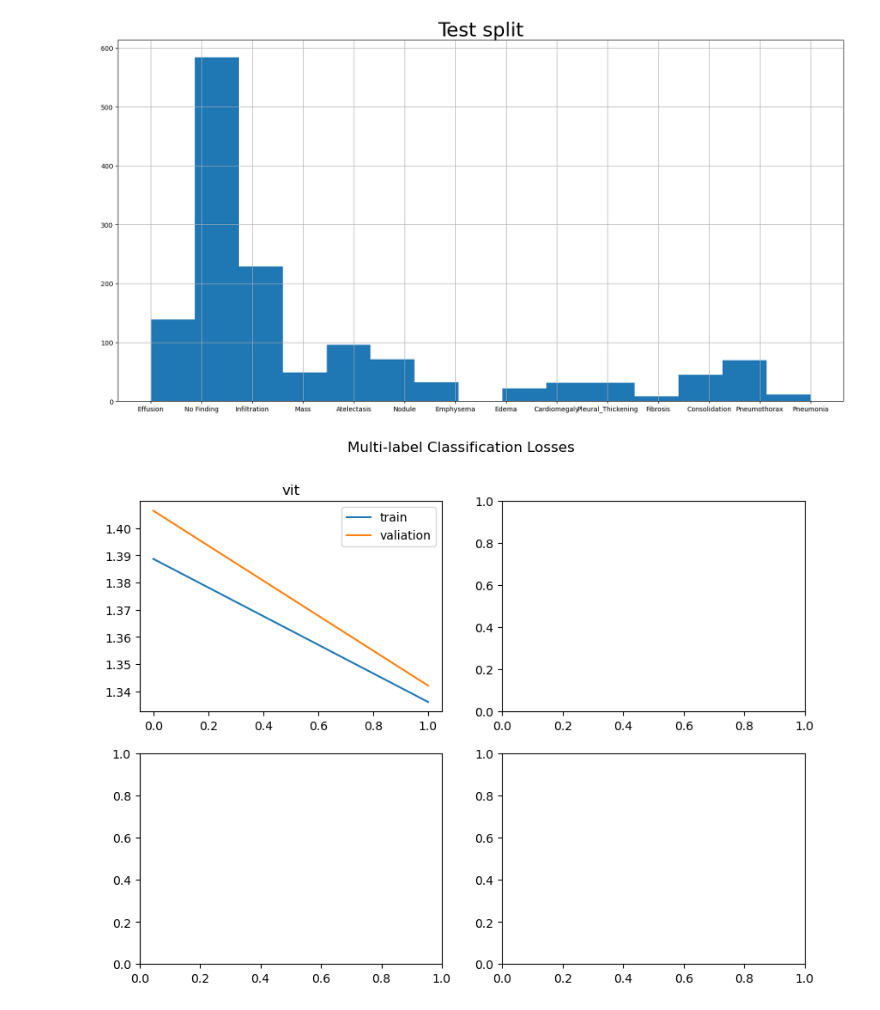
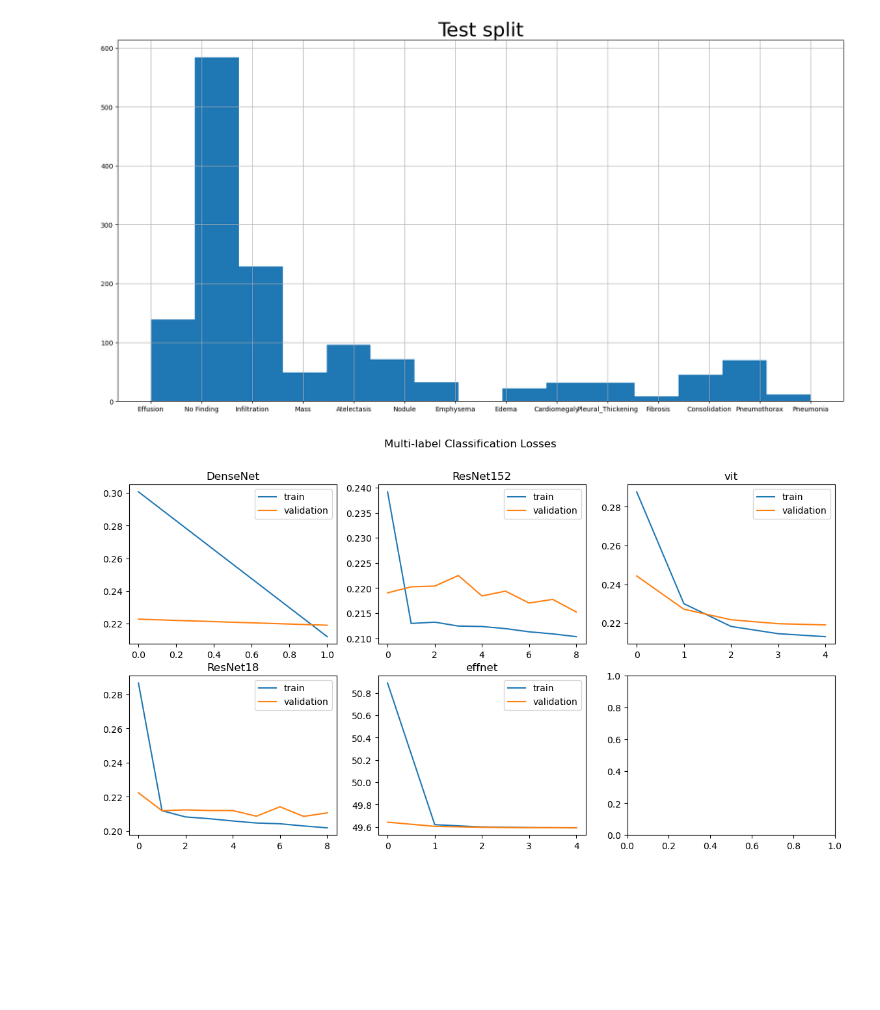
Before and after one commit to JuliaKudryavtseva/dl2023_project, a Jupyter notebook: evaluation.ipynb, the cells around one changed output. Drawn from its saved outputs; the diff is of its cells as text; code cells hidden in the pictures; blank space fills up the shorter version.

```diff
--- a/evaluation.ipynb
+++ b/evaluation.ipynb
@@ -98,22 +100,23 @@ plt.show()
 # %% [markdown]
 ### Metrics
 # %%
-metrics = [met for met in os.listdir('multi_class_output') if met[-11:]=='metrics.csv']
+metrics = [met for met in os.listdir('evaluation/multi_class_output') if met[-11:]=='metrics.csv']
 # %%
-fig, axis = plt.subplots(2, 2, figsize=(10, 7))
+fig, axis = plt.subplots(2, 3, figsize=(14, 7))
 
 for metric_file_name, ax in zip(metrics, axis.flatten()):
 
-    path_metric = os.path.join('multi_class_output', metric_file_name)
+    path_metric = os.path.join('evaluation/multi_class_output', metric_file_name)
     metric_file = pd.read_csv(path_metric)
 
     train_loss = metric_file['train_loss']
     val_loss = metric_file['val_loss']
     ax.plot(np.arange(len(train_loss)), train_loss, label='train')
-    ax.plot(np.arange(len(val_loss)), val_loss, label='valiation')
+    ax.plot(np.arange(len(val_loss)), val_loss, label='validation')
     ax.legend(loc="upper right")
     ax.set_title(metric_file_name[:-12])
 
 plt.suptitle('Multi-class Classification: Losses')
+# plt.savefig('classloss.png')
 plt.show()
 # %% [output]
@@ -121,11 +124,14 @@ plt.show()
 # %%
 for metric_file_name in metrics:
 
-    path_metric = os.path.join('multi_class_output', metric_file_name)
+    path_metric = os.path.join('evaluation/multi_class_output', metric_file_name)
     metric_file = pd.read_csv(path_metric)
 
     val_accuracy = metric_file['val accuracy']
     plt.plot(np.arange(len(val_accuracy)), val_accuracy, label=metric_file_name[:-4])
     plt.legend()
     plt.title('Multi-class Classification: Accuracy')
+
+# plt.savefig('classacc.png')
+plt.show()
 # %% [output]
@@ -258,26 +270,26 @@ plt.show()
 # %% [output]
 [figure]
 # %%
-metrics = [met for met in os.listdir('multi_label_output') if met[-11:]=='metrics.csv']
+metrics = [met for met in os.listdir('evaluation/multi_label_output') if met[-11:]=='metrics.csv']
 # %%
-fig, axis = plt.subplots(2, 2, figsize=(10, 7))
+fig, axis = plt.subplots(2, 3, figsize=(14, 7))
 
 for metric_file_name, ax in zip(metrics, axis.flatten()):
 
-    path_metric = os.path.join('multi_class_output', metric_file_name)
+    path_metric = os.path.join('evaluation/multi_label_output', metric_file_name)
     metric_file = pd.read_csv(path_metric)
 
     train_loss = metric_file['train_loss']
     val_loss = metric_file['val_loss']
     ax.plot(np.arange(len(train_loss)), train_loss, label='train')
-    ax.plot(np.arange(len(val_loss)), val_loss, label='valiation')
+    ax.plot(np.arange(len(val_loss)), val_loss, label='validation')
     ax.legend(loc="upper right")
     ax.set_title(metric_file_name[:-12])
 
 plt.suptitle('Multi-label Classification Losses')
 plt.show()
 # %% [output]
-[figure, old version]
+[figure, new version]
 # %%
 for metric_file_name in metrics:
 
```
Also changed, not shown: parts of 19 cells of this notebook, 46 other files.
